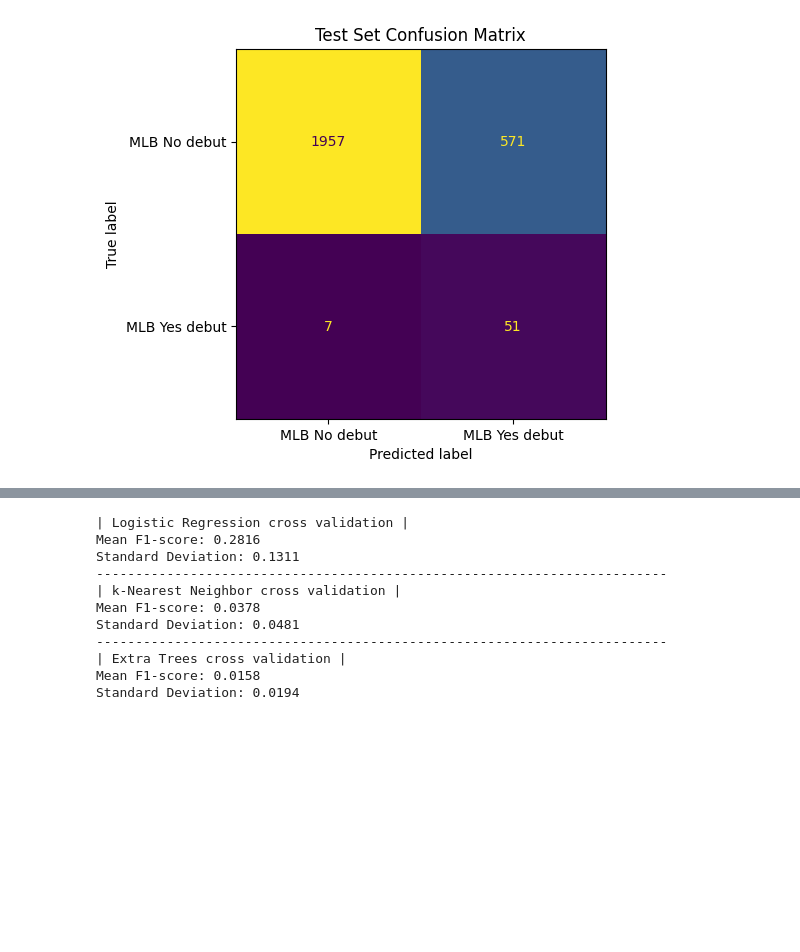
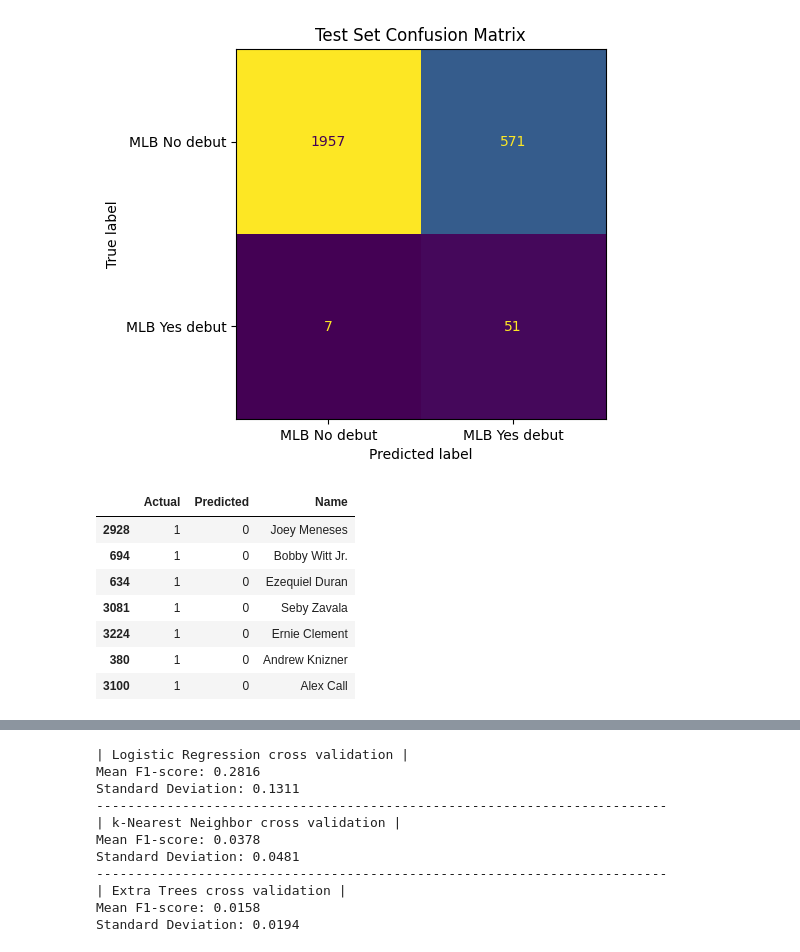
Before and after one commit to jrsansom110515/team2_w25_milestone2_datafiles, a Jupyter notebook: team2_w25_milestone2_project.ipynb, the cells around one changed output, grey strips where cells are left out. Cells and saved outputs as stored; diff of their text form; code cells hidden in the pictures; blank space fills up the shorter version.

```diff
--- a/team2_w25_milestone2_project.ipynb
+++ b/team2_w25_milestone2_project.ipynb
@@ -470,3 +472,31 @@ def plot_confusion(y_test, y_pred):
 plot_confusion(y_test, y_pred_lr)
 # %% [output]
 [figure]
+# %%
+"""False Negatives"""
+
+false_neg_pred = lr_model.predict(X_test)
+
+results_false_neg_df = pd.DataFrame({
+    'Actual': y_test,
+    'Predicted': false_neg_pred
+}, index=X_test.index)
+
+# Filter for False Negatives (Actual = 1, Predicted = 0)
+false_negatives = results_false_neg_df[(results_false_neg_df['Actual'] == 1) & (results_false_neg_df['Predicted'] == 0)]
+
+# Merge using index position
+false_negatives_with_names = false_negatives.merge(
+    name_playerid_df[['Name']], left_index=True, right_index=True, how='left'
+)
+
+false_negatives_with_names
+# %% [output]
+|  | Actual | Predicted | Name |
+| 2928 | 1 | 0 | Joey Meneses |
+| 694 | 1 | 0 | Bobby Witt Jr. |
+| 634 | 1 | 0 | Ezequiel Duran |
+| 3081 | 1 | 0 | Seby Zavala |
+| 3224 | 1 | 0 | Ernie Clement |
+| 380 | 1 | 0 | Andrew Knizner |
+| 3100 | 1 | 0 | Alex Call |
```
Also changed, not shown: parts of 4 cells of this notebook.
